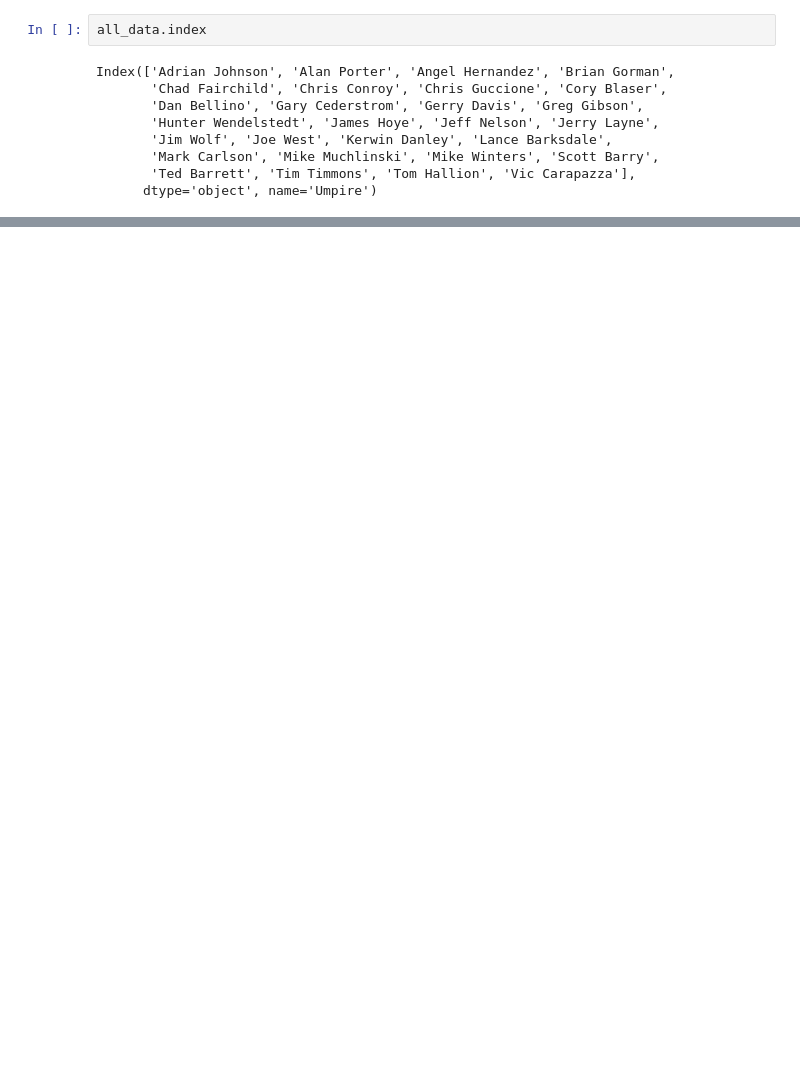
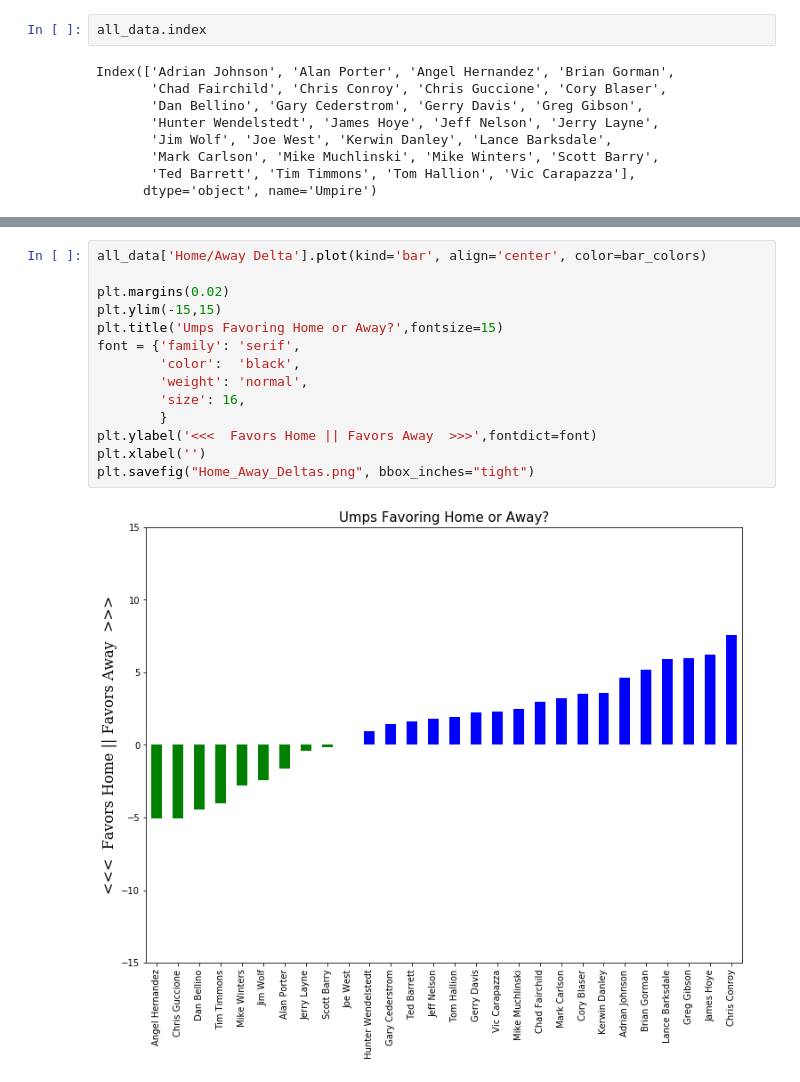
Before and after one commit to ForrestMcDougal/MLB-Postseason-Umpire-Analysis, a Jupyter notebook: Home_Away_Delta.ipynb, the cells around one changed output, grey strips where cells are left out. Saved outputs shown, nothing was run; the diff lists cells and outputs as text; blank space fills up the shorter version.

```diff
--- a/Home_Away_Delta.ipynb
+++ b/Home_Away_Delta.ipynb
@@ -157,0 +160,16 @@ plt.savefig("Home_Away_Deltas.png", bbox_inches="tight")
+# %%
+all_data['Home/Away Delta'].plot(kind='bar', align='center', color=bar_colors)
+
+plt.margins(0.02)
+plt.ylim(-15,15)
+plt.title('Umps Favoring Home or Away?',fontsize=15)
+font = {'family': 'serif',
+        'color':  'black',
+        'weight': 'normal',
+        'size': 16,
+        }
+plt.ylabel('<<<  Favors Home || Favors Away  >>>',fontdict=font)
+plt.xlabel('')
+plt.savefig("Home_Away_Deltas.png", bbox_inches="tight")
+# %% [output]
+[figure, added]
```
Also changed, not shown: parts of 2 cells of this notebook, 2 other files.
